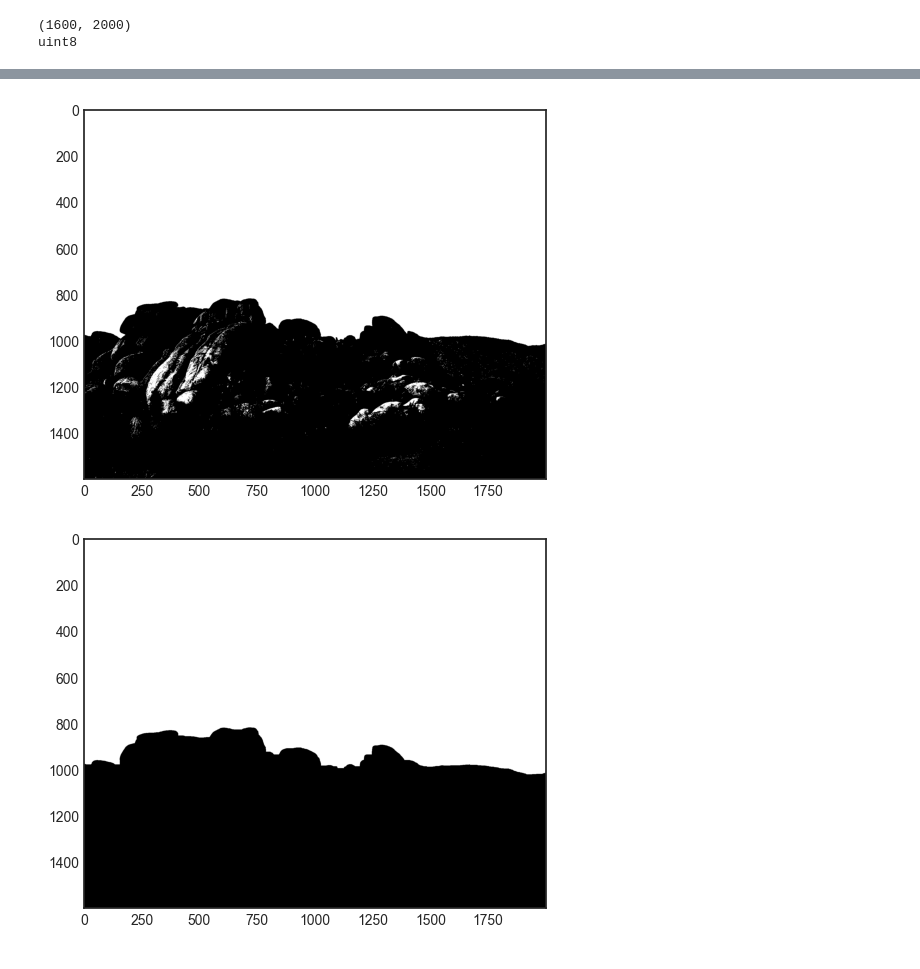
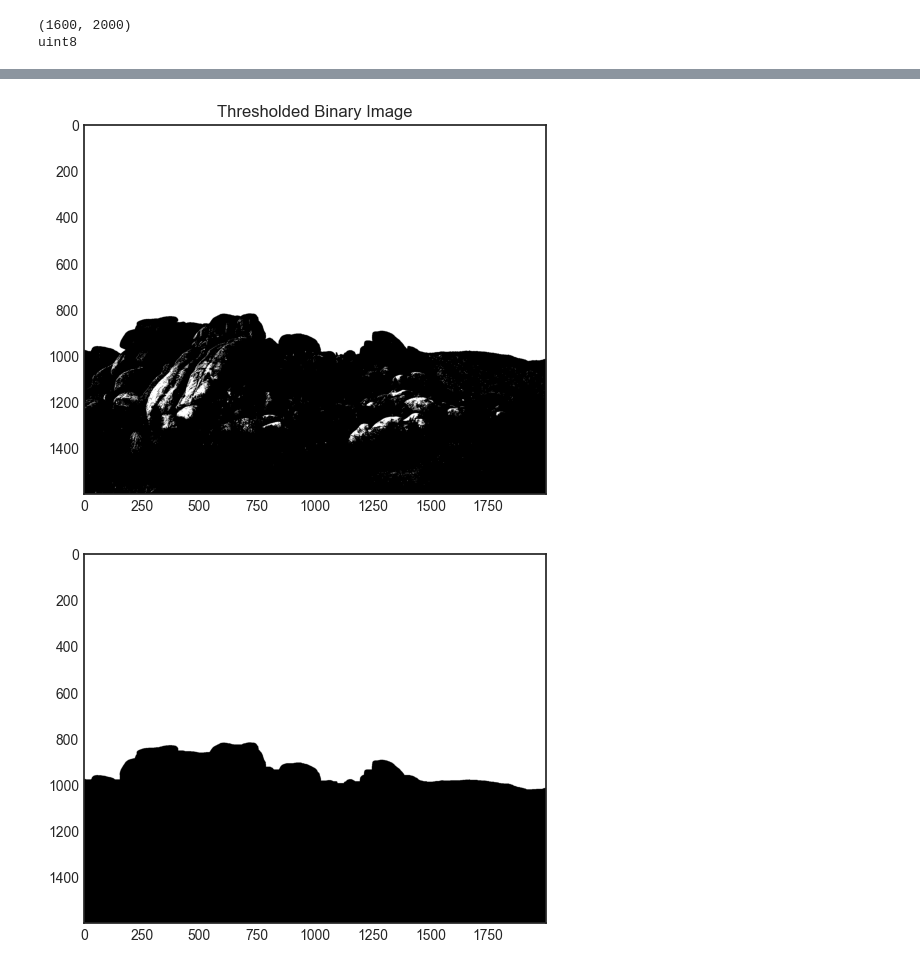
Before and after one commit to joypauls/blog-scripts, a Jupyter notebook: notebooks/otsus_method.ipynb, the cells around one changed output, grey strips where cells are left out. Cells and saved outputs as stored; diff of their text form; code cells hidden in the pictures.

```diff
--- a/notebooks/otsus_method.ipynb
+++ b/notebooks/otsus_method.ipynb
@@ -13,9 +13,10 @@ print(landscape_gray.dtype)
 (1600, 2000)
 uint8
 # %%
-def plot(img, color = True):
+def plot(img, title, color = True):
     # plt.figure(figsize=(10,10))
     plt.style.use("seaborn-v0_8-white")
+    plt.title(title)
     if color:
         plt.imshow(cv2.cvtColor(img, cv2.COLOR_BGR2RGB))
     else:
@@ -79,8 +84,8 @@ plt.show()
 # %%
 
-plot(mask)
+plot(mask, "Thresholded Binary Image")
 # %% [output]
-[figure, old version]
+[figure, new version]
 # %%
 # kernel = cv2.getStructuringElement(cv2.MORPH_RECT, (7, 7))
 # closing = cv2.morphologyEx(mask, cv2.MORPH_OPEN, kernel)
```
Also changed, not shown: parts of 7 cells of this notebook.
